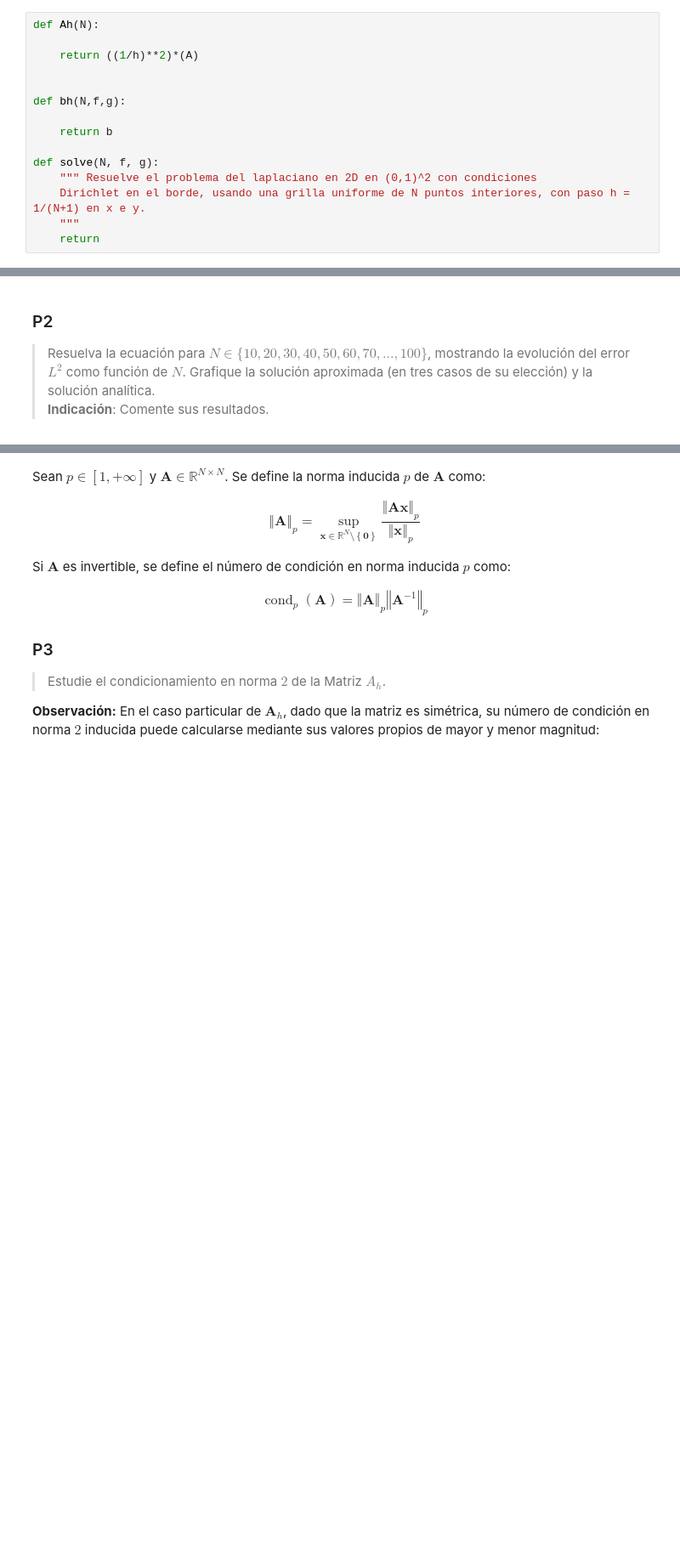
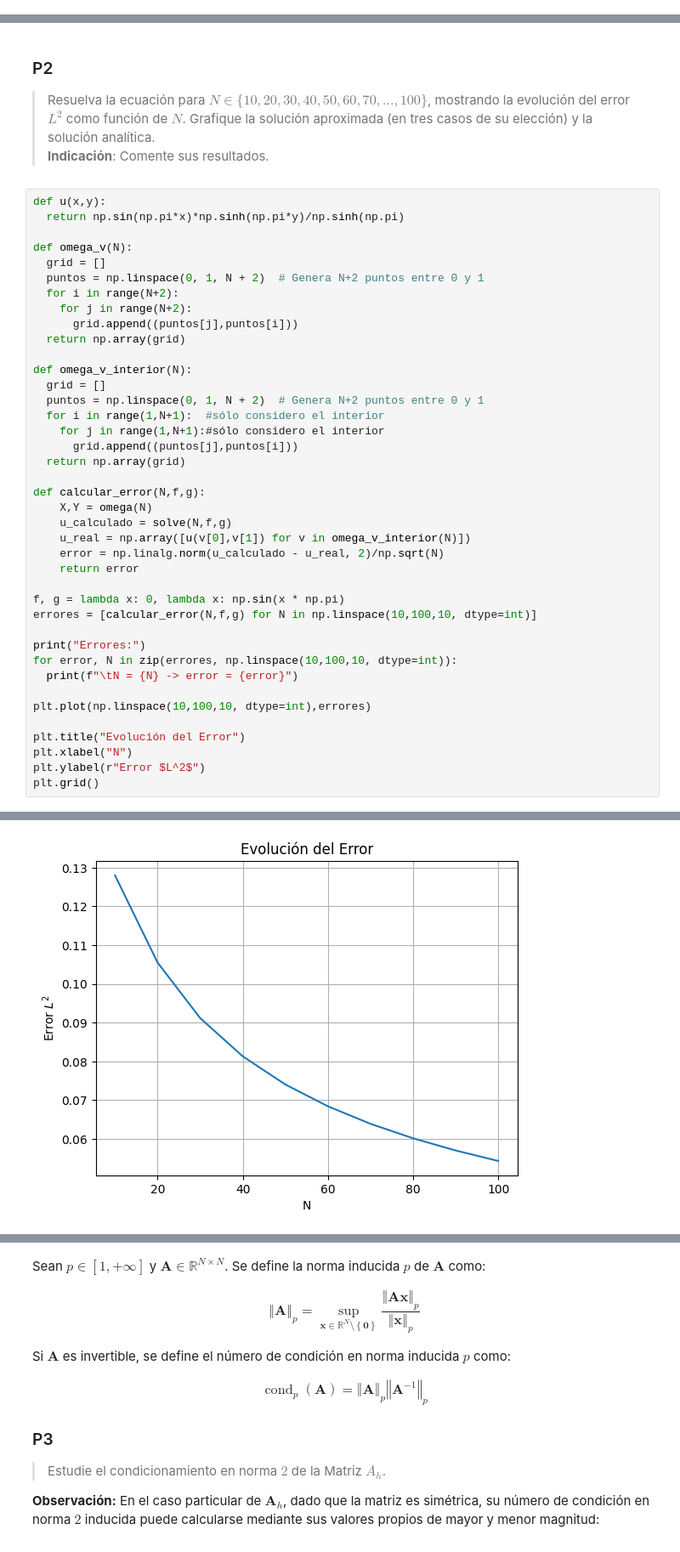
Before and after one commit to Sebastijo/Analisis-Numerico-de-EDPs, a Jupyter notebook: Lab 1/Laboratorio_1.ipynb, the cells around one changed output, grey strips where cells are left out. Shown at 85% size. Drawn from its saved outputs; the diff is of its cells as text; blank space fills up the shorter version.

```diff
--- a/Lab 1/Laboratorio_1.ipynb
+++ b/Lab 1/Laboratorio_1.ipynb
@@ -73,18 +74,3 @@ $$u\left(  x,y\right)  =\dfrac{1}{\sinh\left(  \pi\right)}\cdot\sin\left( \pi x\
 **(b)** Cree una función `solve` que, utilizando estas funciones, y las funciones auxiliares que necesite, entregue la solución aproximada $u_h$ del problema $(P)$.<br>
 <br>
 **Hint:** Le puede ser útil revisar la documentación del comando `kron` (disponible a través de `scipy.sparse`).
-# %%
-def Ah(N):
-
-    return ((1/h)**2)*(A)
-
-
-def bh(N,f,g):
-
-    return b
-
-def solve(N, f, g):
-    """ Resuelve el problema del laplaciano en 2D en (0,1)^2 con condiciones
-    Dirichlet en el borde, usando una grilla uniforme de N puntos interiores, con paso h = 1/(N+1) en x e y.
-    """
-    return
@@ -92,3 +147,44 @@ def solve(N, f, g):
 ### P2
 
 > Resuelva la ecuación para $N\in\{10, 20, 30, 40, 50, 60, 70, ..., 100\}$, mostrando la evolución del error $L^2$ como función de $N$. Grafique la solución aproximada (en tres casos de su elección) y la solución analítica.<br> **Indicación**: Comente sus resultados.
+# %%
+def u(x,y):
+  return np.sin(np.pi*x)*np.sinh(np.pi*y)/np.sinh(np.pi)
+
+def omega_v(N):
+  grid = []
+  puntos = np.linspace(0, 1, N + 2)  # Genera N+2 puntos entre 0 y 1
+  for i in range(N+2):
+    for j in range(N+2):
+      grid.append((puntos[j],puntos[i]))
+  return np.array(grid)
+
+def omega_v_interior(N):
+  grid = []
+  puntos = np.linspace(0, 1, N + 2)  # Genera N+2 puntos entre 0 y 1
+  for i in range(1,N+1):  #sólo considero el interior
+    for j in range(1,N+1):#sólo considero el interior
+      grid.append((puntos[j],puntos[i]))
+  return np.array(grid)
+
+def calcular_error(N,f,g):
+    X,Y = omega(N)
+    u_calculado = solve(N,f,g)
+    u_real = np.array([u(v[0],v[1]) for v in omega_v_interior(N)])
+    error = np.linalg.norm(u_calculado - u_real, 2)/np.sqrt(N)
+    return error
+
+f, g = lambda x: 0, lambda x: np.sin(x * np.pi)
+errores = [calcular_error(N,f,g) for N in np.linspace(10,100,10, dtype=int)]
+
+print("Errores:")
+for error, N in zip(errores, np.linspace(10,100,10, dtype=int)):
+  print(f"\tN = {N} -> error = {error}")
+
+plt.plot(np.linspace(10,100,10, dtype=int),errores)
+
+plt.title("Evolución del Error")
+plt.xlabel("N")
+plt.ylabel(r"Error $L^2$")
+plt.grid()
+# %% [output]
@@ -94,0 +202 @@ def solve(N, f, g):
+[figure, added]
```
Also changed, not shown: parts of 16 cells of this notebook, 3 other files.
